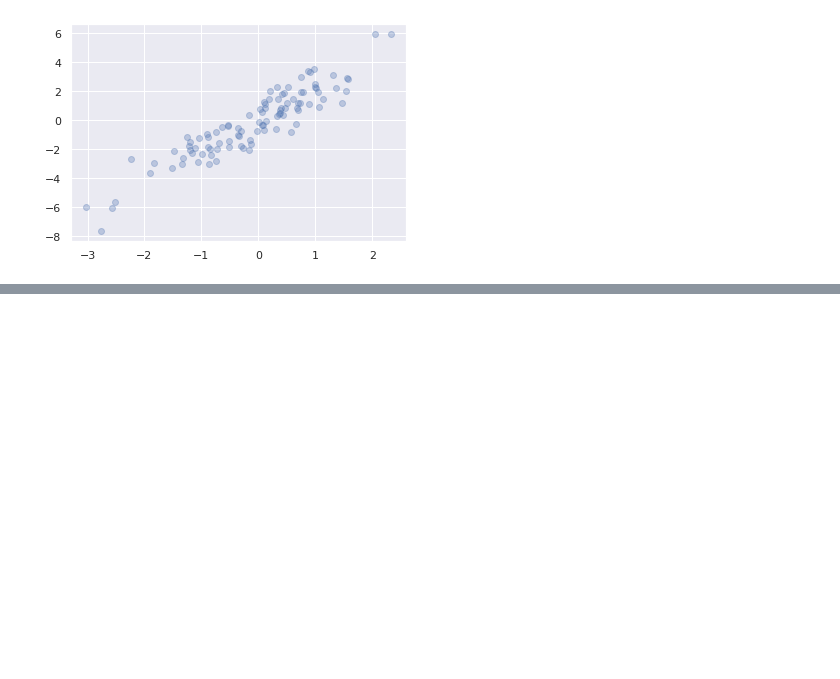
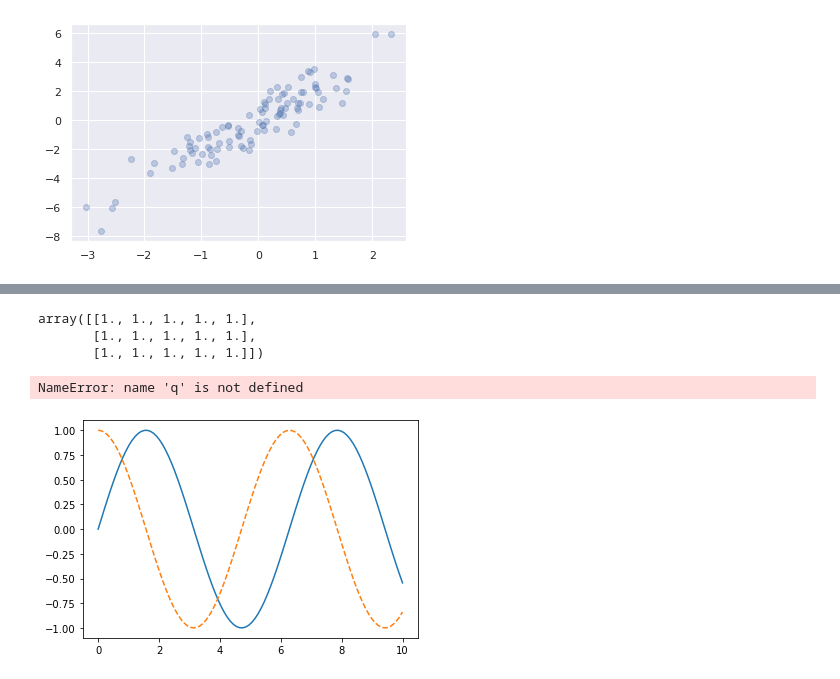
Before and after one commit to 6reg/intro_to_ds, a Jupyter notebook: Untitled.ipynb, the cells around one changed output, grey strips where cells are left out. Drawn from its saved outputs; the diff is of its cells as text; code cells hidden in the pictures; blank space fills up the shorter version.

```diff
--- a/Untitled.ipynb
+++ b/Untitled.ipynb
@@ -188,0 +453,7 @@ plt.scatter(selection[:, 0], selection[:,1],
+# %%
+# Create a 3x5 floating-point array filled with ones
+np.ones((3, 5), dtype=float)
+# %% [output]
+array([[1., 1., 1., 1., 1.],
+       [1., 1., 1., 1., 1.],
+       [1., 1., 1., 1., 1.]])
@@ -188,0 +466,55 @@ plt.scatter(selection[:, 0], selection[:,1],
+# %%
+%matplotlib inline
+
+
+
+
+
+
+
+
+
+
+
+
+
+
+
+
+
+
+
+
+
+
+
+
+
+
+
+
+
+
+
+
+
+
+
+
+
+
+
+
+
+
+
+
+
+
+
+
+
+
+q
+# %% [output]
+NameError: name 'q' is not defined
@@ -188,0 +523,10 @@ plt.scatter(selection[:, 0], selection[:,1],
+# %%
+import matplotlib.pyplot as plt
+import numpy as np
+x = np.linspace(0, 10, 100)
+
+fig = plt.figure()
+plt.plot(x, np.sin(x), '-')
+plt.plot(x, np.cos(x), '--');
+# %% [output]
+[figure, added]
```
Also changed, not shown: parts of 59 cells of this notebook.
